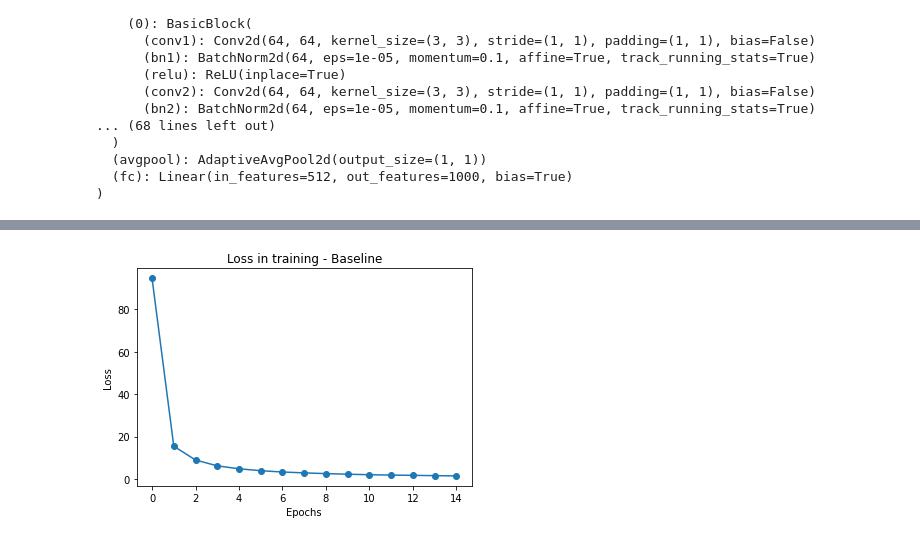
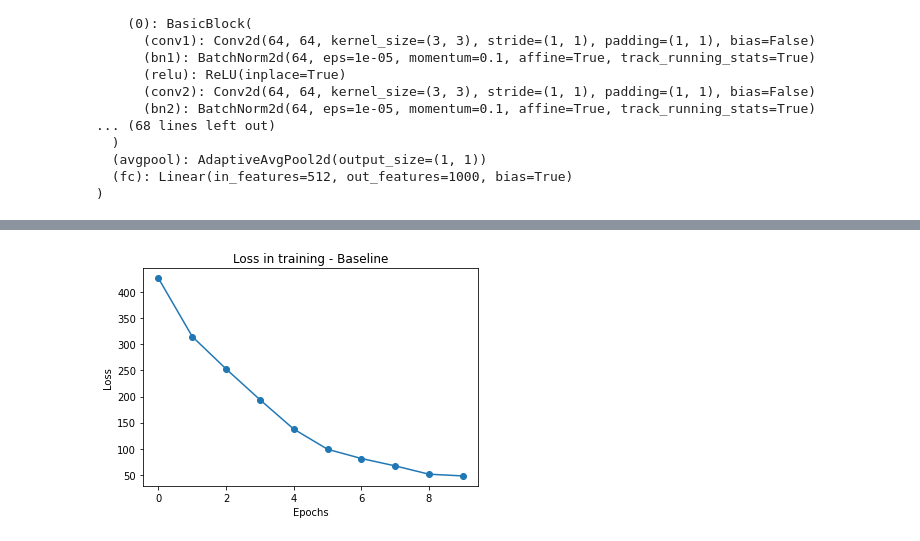
Before and after one commit to Kurt9806/MLCEE-Project-Task7, a Jupyter notebook: Copy_of_EDA_Task_7.ipynb, the cells around one changed output, grey strips where cells are left out. Cells and saved outputs as stored; diff of their text form; code cells hidden in the pictures.

```diff
--- a/Copy_of_EDA_Task_7.ipynb
+++ b/Copy_of_EDA_Task_7.ipynb
@@ -214,7 +259,8 @@ def train_classifier_one_epoch(train_data_loader, model, loss_function, optimize
         optimizer.zero_grad()
 
         images, labels = images.to(device), labels.to(device)
-        labels = labels.unsqueeze(1)
+        #print(labels)
+        labels = labels.squeeze()
         labels = labels.float()
 
         # Make prediction
@@ -230,7 +276,10 @@ def train_classifier_one_epoch(train_data_loader, model, loss_function, optimize
 
 
         # calculate the loss
-        loss = loss_function(yhat, torch.max(labels, 1)[1])
+        #print(yhat)
+        #print(labels)
+        # print(torch.max(labels,1)[1])
+        loss = loss_function(yhat, labels.long())
         # calculate the gradients
         loss.backward()
         # update parameters
@@ -256,8 +305,10 @@ def train_multiple_epochs(model, num_epochs, train_dataloader, test_dataloader,
     Ouput:
     model: Your model trainged after 'num_epochs' epochs
     """
+    total_loss=[]
     for epoch in range(1,num_epochs+1):
         print("Starting epoch number " + str(epoch))
         train_loss,model = train_classifier_one_epoch(train_dataloader, model, loss_function, optimizer,device)
         print("Loss for Training on Epoch " +str(epoch) + " is "+ str(train_loss))
-    return model
+        total_loss.append(train_loss)
+    return model, total_loss
@@ -318,8 +371,10 @@ ResNet(
 )
 # %%
 #Implement the above in this cell
-resnet18_1.fc = nn.Sequential(nn.Linear(512, 4), nn.LogSoftmax(dim=1))
-
+resnet18_1.fc = nn.Sequential(nn.Linear(512, 4))
+#Change the grad to true
+#resnet18_1.fc2.weight.requires_grad = False
+#resnet18_1.fc2.bias.requires_grad = False
 #Do not remove this
 resnet18_1.to(device)
 # %% [output]
@@ -344,8 +407,8 @@ ResNet(
 loss_function=nn.CrossEntropyLoss()#Choose a loss function you wish to optimize in this excersise
 learning_rate=0.005 #Choose a learning rate
 optimizer=torch.optim.SGD(resnet18_1.parameters(), lr=learning_rate)#Choose an optimizer you wish
-number_of_epochs=5#Choose the number of epochs
+number_of_epochs=10#Choose the number of epochs
 test_frequency=2 #(how often do you want to display performance on the test data)
-resnet18_1=train_multiple_epochs(resnet18_1, number_of_epochs, train_dataloader, test_dataloader, loss_function, optimizer,device,test_frequency)
+resnet18_1, total_loss=train_multiple_epochs(resnet18_1, number_of_epochs, train_dataloader, test_dataloader, loss_function, optimizer,device,test_frequency)
 # %% [output]
 Starting epoch number 1
@@ -353,16 +434,11 @@ KeyboardInterrupt: ignored
 # %%
-loss = [94.59964413195848,15.478144401684403,8.98856493551284,
-        6.238833989016712,4.851642609573901,3.93977307388559,
-        3.339437468908727,2.9128513913601637,2.582872357685119,2.2947833677753806,2.0538152211811393,1.8828785957302898,
-        1.7589469028171152,1.616011222358793,1.4916362650692463]
-
-plt.plot(np.array(loss),marker='o')
+plt.plot(np.array(total_loss),marker='o')
 plt.title('Loss in training - Baseline')
 plt.xlabel('Epochs')
 plt.ylabel('Loss')
 plt.savefig('loss.png', dpi=300, bbox_inches='tight')
 # %% [output]
-[figure, old version]
+[figure, new version]
 # %%
 def predict_cnn(output_final_layer):
     """
```
Also changed, not shown: parts of 34 cells of this notebook.
